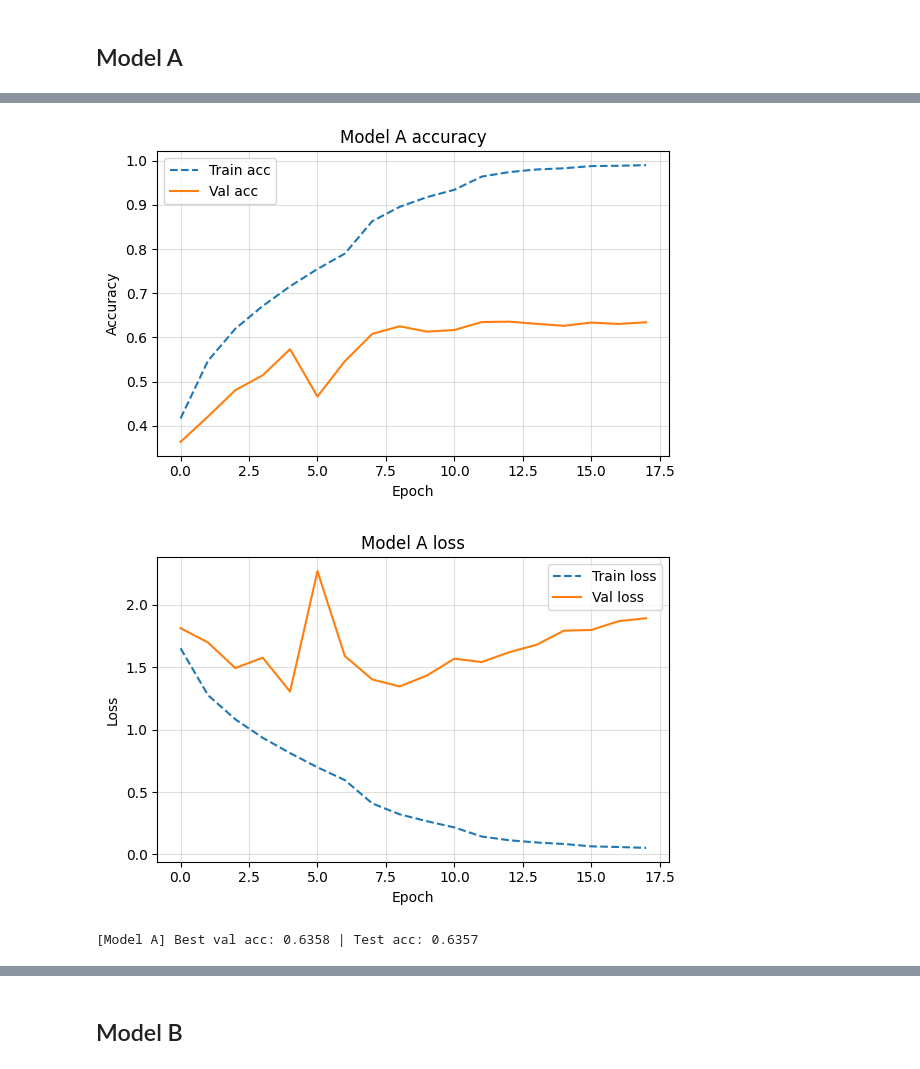
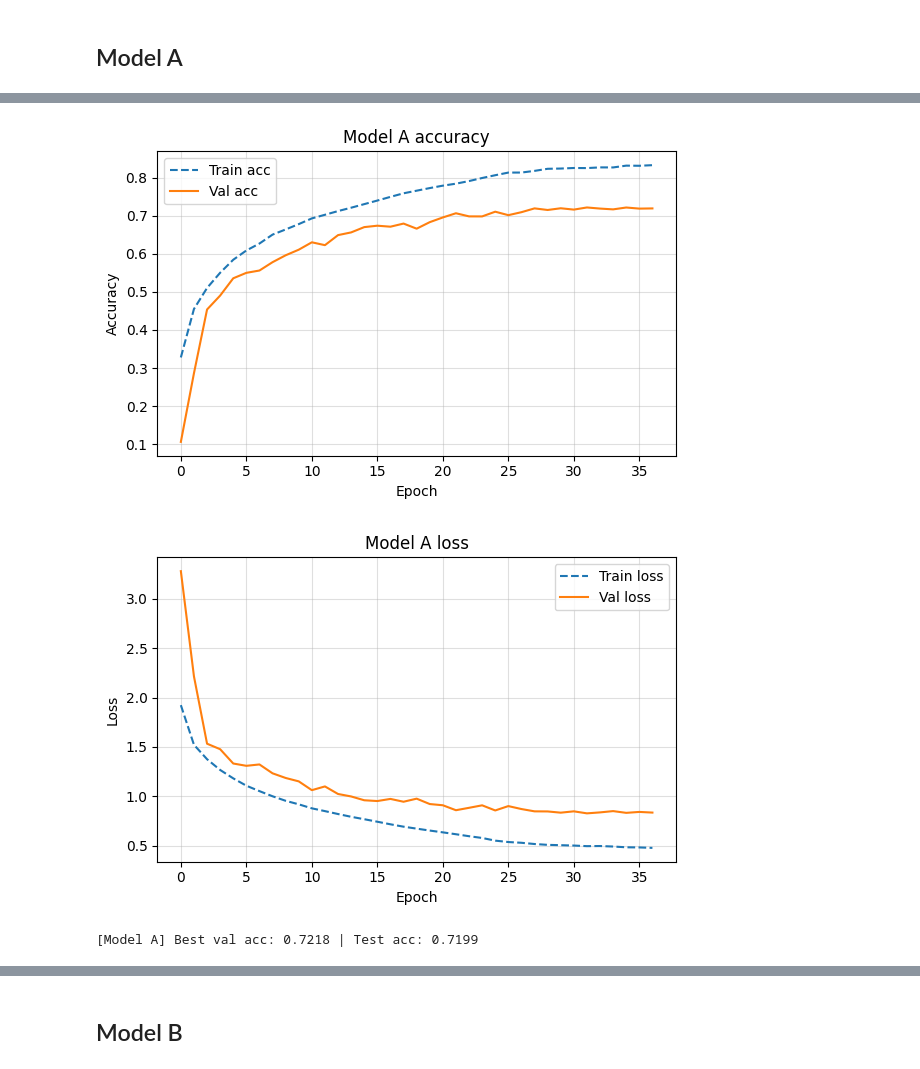
Before and after one commit to Anfloe/hparamOptimization-CNN-TF, a Jupyter notebook: NN Hyperparameter Optimization.ipynb, the cells around one changed output, grey strips where cells are left out. Drawn from its saved outputs; the diff is of its cells as text; code cells hidden in the pictures.

```diff
--- a/NN Hyperparameter Optimization.ipynb
+++ b/NN Hyperparameter Optimization.ipynb
@@ -63,6 +72,6 @@ X_test_norm = tf.keras.utils.normalize(X_test)
 # %%
-Y_train_cat = to_categorical(Y_train)
-Y_test_cat = to_categorical(Y_test)
+Y_train_cat = to_categorical(y_train, num_classes=10)
+Y_test_cat = to_categorical(y_test, num_classes=10)
 # %% [markdown]
 ## Process
 
@@ -169,12 +178,14 @@ def random_search(
             mode="max", restore_best_weights=True, verbose=0
         )
 
+        th = TimeHistory()
+
         h = model.fit(
             X_train_norm, Y_train_cat,
             batch_size=hp["batch_size"],
             epochs=epochs,
             validation_split=val_split,
-            callbacks=[callback],
+            callbacks=[callback, th], # Added th to the callbacks list
             verbose=0,
         )
 
@@ -186,7 +197,11 @@ def random_search(
         final_train = run_results["train_acc"][-1]
         final_val = run_results["val_acc"][-1]
 
-        print(f"Final training acc: {final_train:.4f}, Final val acc: {final_val:.4f}")
+        mean_epoch_s = float(np.mean(th.epoch_times))
+        total_s = float(th.total_time)
+
+        print(f"Final train acc: {final_train:.4f} | Final val acc: {final_val:.4f} "
+              f"| time: {total_s:.1f}s (~{mean_epoch_s:.2f}s/epoch)")
 
         histories.append(run_results)
         results.append((i, hp, final_train, final_val))
@@ -247,6 +262,17 @@ def plot_final_acc(results, title="Final Train vs Validation Accuracy"):
     plt.grid(axis="y", linestyle="--", alpha=0.6)
     plt.tight_layout()
     plt.show()
+
+class TimeHistory(tf.keras.callbacks.Callback):
+    def on_train_begin(self, logs=None):
+        self.epoch_times = []
+        self._t0_total = time.perf_counter()
+    def on_epoch_begin(self, epoch, logs=None):
+        self._t0_epoch = time.perf_counter()
+    def on_epoch_end(self, epoch, logs=None):
+        self.epoch_times.append(time.perf_counter() - self._t0_epoch)
+    def on_train_end(self, logs=None):
+        self.total_time = time.perf_counter() - self._t0_total
 # %% [markdown]
 ### Model A: Simple CNN (for hyperparameter search)
 
@@ -602,11 +638,11 @@ def evaluate_model(model, X_test, y_test, *, verbose=0):
 from IPython.display import Image
 
 bestA = {
-    "optimizer": "adam",
-    "learn_rate": 1e-3,
-    "init_mode": "he_uniform",
+    "optimizer": "RMSprop",
+    "learn_rate": 1e-4,
+    "init_mode": "glorot_uniform",
     "activation": "relu",
-    "dropout_rate": 0.0,
+    "dropout_rate": 0.3,
     "filters": 64,
     "batch": 128,
 }
@@ -636,8 +672,6 @@ cbs = [
                                        mode="max", save_best_only=True, save_weights_only=True)
 ]
 
-# Summary + diagram
+# Model summary
 modelA.summary()
-plot_model(modelA, to_file="modelA.png", show_shapes=True, show_layer_names=True, dpi=110)
-display(Image(filename="modelA.png", retina=True))
 # %% [output]
@@ -667,14 +706,16 @@ Model: "sequential_3"
 # %%
 # Train
+th = TimeHistory()
 histA = modelA.fit(
     X_train_norm, Y_train_cat,
     epochs=200,
     batch_size=bestA["batch"],
     validation_split=0.2,
-    callbacks=cbs,
+    callbacks=[*cbs, th],
     verbose=1
 )
-
+print(f"[Model A] total training time: {th.total_time:.1f}s "
+      f"(~{np.mean(th.epoch_times):.2f}s/epoch)")
 # Plot accuracy (and loss if available)
 H = histA.history
 plt.figure(figsize=(6,4))
@@ -714,3 +755,3 @@ Epoch 18/200
-[figure, old version]
+[figure, new version]
-[figure, old version]
+[figure, new version]
-[Model A] Best val acc: 0.6358 | Test acc: 0.6357
+[Model A] Best val acc: 0.7218 | Test acc: 0.7199
```
Also changed, not shown: parts of 24 cells of this notebook, 1 other file.
